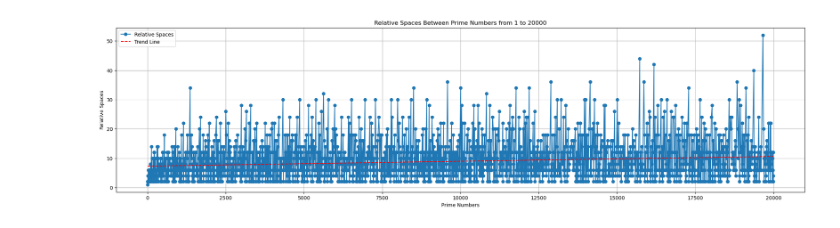
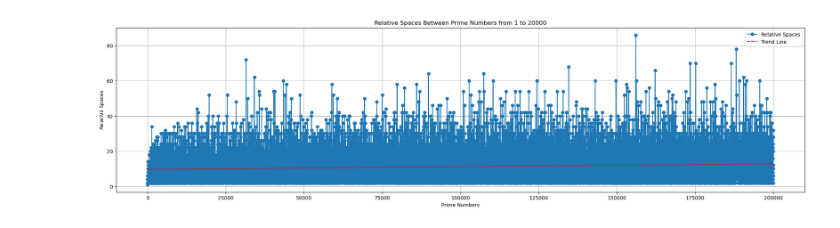
Before and after one commit to darylrsmith/darylrsmith, a Jupyter notebook: PythonPrimes.ipynb, the cells around one changed output. Drawn from its saved outputs; the diff is of its cells as text; code cells hidden in the pictures.

```diff
--- a/PythonPrimes.ipynb
+++ b/PythonPrimes.ipynb
@@ -1,36 +188,40 @@
 # %%
 import numpy as np
-
 import matplotlib.pyplot as plt
 
-# Function to check if a number is prime
+# Function to check if a number is prime (optimized: only odd divisors)
 def is_prime(num):
     if num < 2:
         return False
-    for i in range(2, int(num**0.5) + 1):
+    if num == 2:
+        return True
+    if num % 2 == 0:
+        return False
+    limit = int(num**0.5) + 1
+    for i in range(3, limit, 2):   # step by 2: only odd divisors
         if num % i == 0:
             return False
     return True
 
-# Generate prime numbers from 1 to 20000
-primes = [num for num in range(1, 20001) if is_prime(num)]
+# Generate prime numbers from 2 to 200000, testing only odd candidates
+primes = [2] + [n for n in range(3, 200001, 2) if is_prime(n)]
 
 # Calculate the relative spaces between primes
 spaces = [primes[i] - primes[i-1] for i in range(1, len(primes))]
 
 # Calculate the trend line
 z = np.polyfit(primes[1:], spaces, 1)
 p = np.poly1d(z)
 
 # Plot the graph
 plt.figure(figsize=(25, 6))
 plt.plot(primes[1:], spaces, marker='o', label='Relative Spaces')
 plt.plot(primes[1:], p(primes[1:]), "r--", label='Trend Line')
 plt.title('Relative Spaces Between Prime Numbers from 1 to 20000')
 plt.xlabel('Prime Numbers')
 plt.ylabel('Relative Spaces')
 plt.grid(True)
 plt.legend()
 plt.show()
 # %% [output]
-[figure, old version]
+[figure, new version]
```
Also changed, not shown: parts of 2 cells of this notebook.
